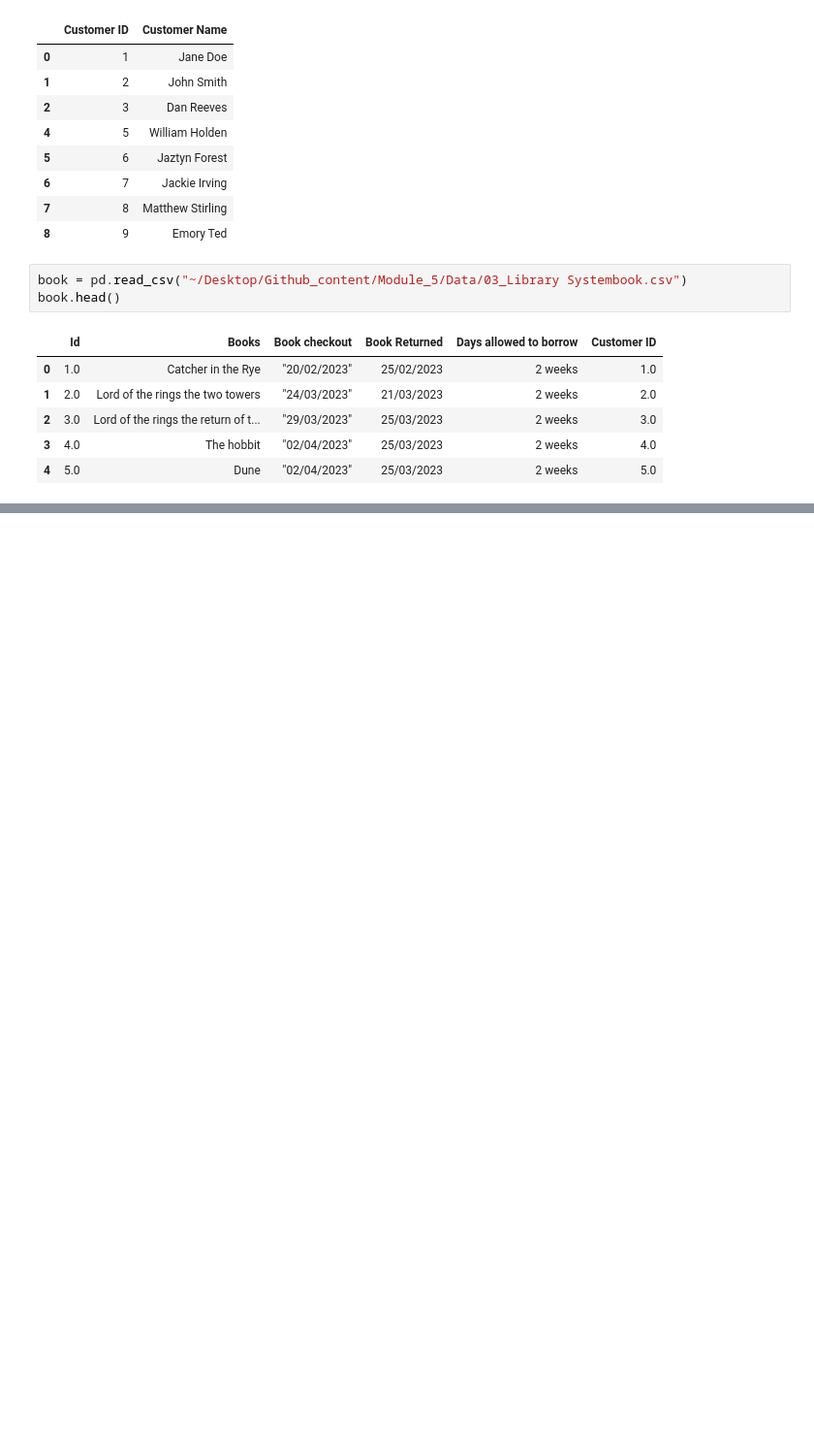
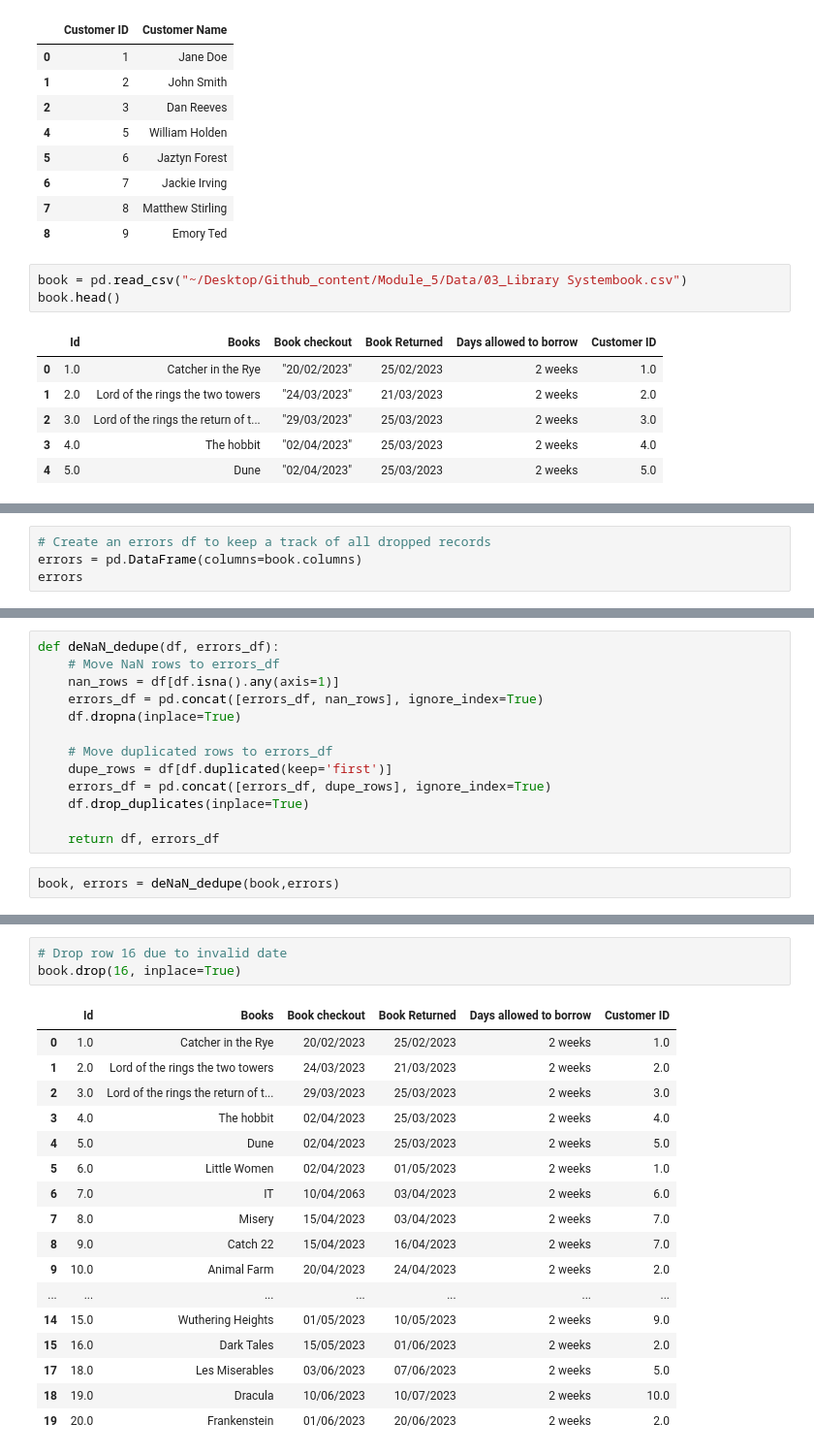
Before and after one commit to AnthonyStanworth/Library_Project, a Jupyter notebook: data_cleaner_app/experimentation_cleaner.ipynb, the cells around one changed output, grey strips where cells are left out. Shown: that part at 97% size. Cells and saved outputs as stored; diff of their text form; blank space fills up the shorter version.

```diff
--- a/data_cleaner_app/experimentation_cleaner.ipynb
+++ b/data_cleaner_app/experimentation_cleaner.ipynb
@@ -103,0 +60,4 @@ book
+# %%
+# Create an errors df to keep a track of all dropped records
+errors = pd.DataFrame(columns=book.columns)
+errors
@@ -103,0 +82,15 @@ book
+# %%
+def deNaN_dedupe(df, errors_df):
+    # Move NaN rows to errors_df
+    nan_rows = df[df.isna().any(axis=1)]
+    errors_df = pd.concat([errors_df, nan_rows], ignore_index=True)
+    df.dropna(inplace=True)
+
+    # Move duplicated rows to errors_df
+    dupe_rows = df[df.duplicated(keep='first')]
+    errors_df = pd.concat([errors_df, dupe_rows], ignore_index=True)
+    df.drop_duplicates(inplace=True)
+
+    return df, errors_df
+# %%
+book, errors = deNaN_dedupe(book,errors)
@@ -103,0 +138,21 @@ book
+# %%
+# Drop row 16 due to invalid date
+book.drop(16, inplace=True)
+# %% [output]
+|  | Id | Books | Book checkout | Book Returned | Days allowed to borrow | Customer ID |
+| 0 | 1.0 | Catcher in the Rye | 20/02/2023 | 25/02/2023 | 2 weeks | 1.0 |
+| 1 | 2.0 | Lord of the rings the two towers | 24/03/2023 | 21/03/2023 | 2 weeks | 2.0 |
+| 2 | 3.0 | Lord of the rings the return of t... | 29/03/2023 | 25/03/2023 | 2 weeks | 3.0 |
+| 3 | 4.0 | The hobbit | 02/04/2023 | 25/03/2023 | 2 weeks | 4.0 |
+| 4 | 5.0 | Dune | 02/04/2023 | 25/03/2023 | 2 weeks | 5.0 |
+| 5 | 6.0 | Little Women | 02/04/2023 | 01/05/2023 | 2 weeks | 1.0 |
+| 6 | 7.0 | IT | 10/04/2063 | 03/04/2023 | 2 weeks | 6.0 |
+| 7 | 8.0 | Misery | 15/04/2023 | 03/04/2023 | 2 weeks | 7.0 |
+| 8 | 9.0 | Catch 22 | 15/04/2023 | 16/04/2023 | 2 weeks | 7.0 |
+| 9 | 10.0 | Animal Farm | 20/04/2023 | 24/04/2023 | 2 weeks | 2.0 |
+| ... | ... | ... | ... | ... | ... | ... |
+| 14 | 15.0 | Wuthering Heights | 01/05/2023 | 10/05/2023 | 2 weeks | 9.0 |
+| 15 | 16.0 | Dark Tales | 15/05/2023 | 01/06/2023 | 2 weeks | 2.0 |
+| 17 | 18.0 | Les Miserables | 03/06/2023 | 07/06/2023 | 2 weeks | 5.0 |
+| 18 | 19.0 | Dracula | 10/06/2023 | 10/07/2023 | 2 weeks | 10.0 |
+| 19 | 20.0 | Frankenstein | 01/06/2023 | 20/06/2023 | 2 weeks | 2.0 |
```
Also changed, not shown: parts of 16 cells of this notebook.
